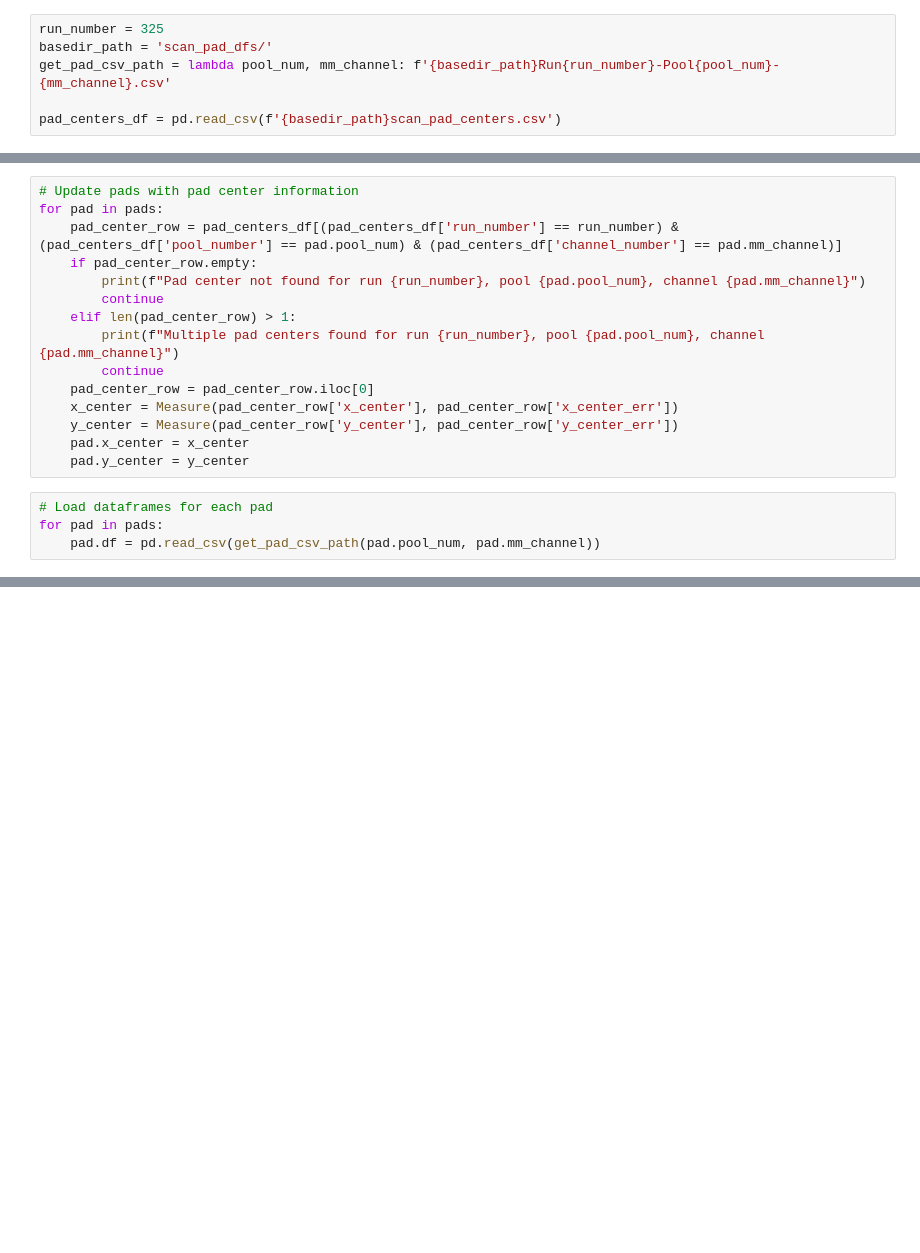
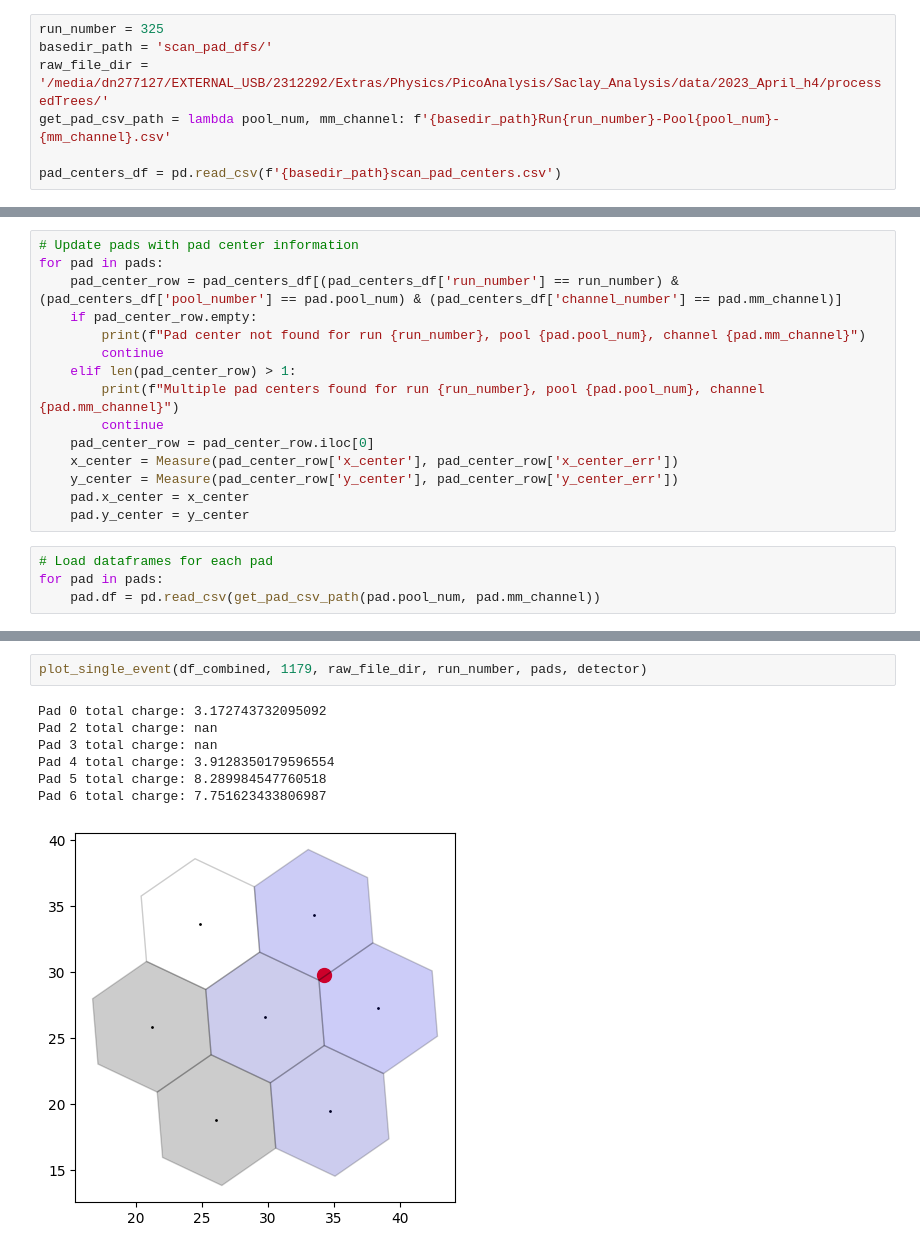
Before and after one commit to akallitss/py_analysis, a Jupyter notebook: combined_run_analysis/Run325-combined-analysis.ipynb, the cells around one changed output, grey strips where cells are left out. Drawn from its saved outputs; the diff is of its cells as text; blank space fills up the shorter version.

```diff
--- a/combined_run_analysis/Run325-combined-analysis.ipynb
+++ b/combined_run_analysis/Run325-combined-analysis.ipynb
@@ -10,6 +11,7 @@ from single_pad_analysis.HexDetector import HexDetector
 # %%
 run_number = 325
 basedir_path = 'scan_pad_dfs/'
+raw_file_dir = '/media/dn277127/EXTERNAL_USB/2312292/Extras/Physics/PicoAnalysis/Saclay_Analysis/data/2023_April_h4/processedTrees/'
 get_pad_csv_path = lambda pool_num, mm_channel: f'{basedir_path}Run{run_number}-Pool{pool_num}-{mm_channel}.csv'
 
 pad_centers_df = pd.read_csv(f'{basedir_path}scan_pad_centers.csv')
@@ -120,0 +140,10 @@ detector.set_rotation(np.deg2rad(fit_result.x[2]))
+# %%
+plot_single_event(df_combined, 1179, raw_file_dir, run_number, pads, detector)
+# %% [output]
+Pad 0 total charge: 3.172743732095092
+Pad 2 total charge: nan
+Pad 3 total charge: nan
+Pad 4 total charge: 3.9128350179596554
+Pad 5 total charge: 8.289984547760518
+Pad 6 total charge: 7.751623433806987
+[figure, added]
```
Also changed, not shown: parts of 12 cells of this notebook, 10 other files.
